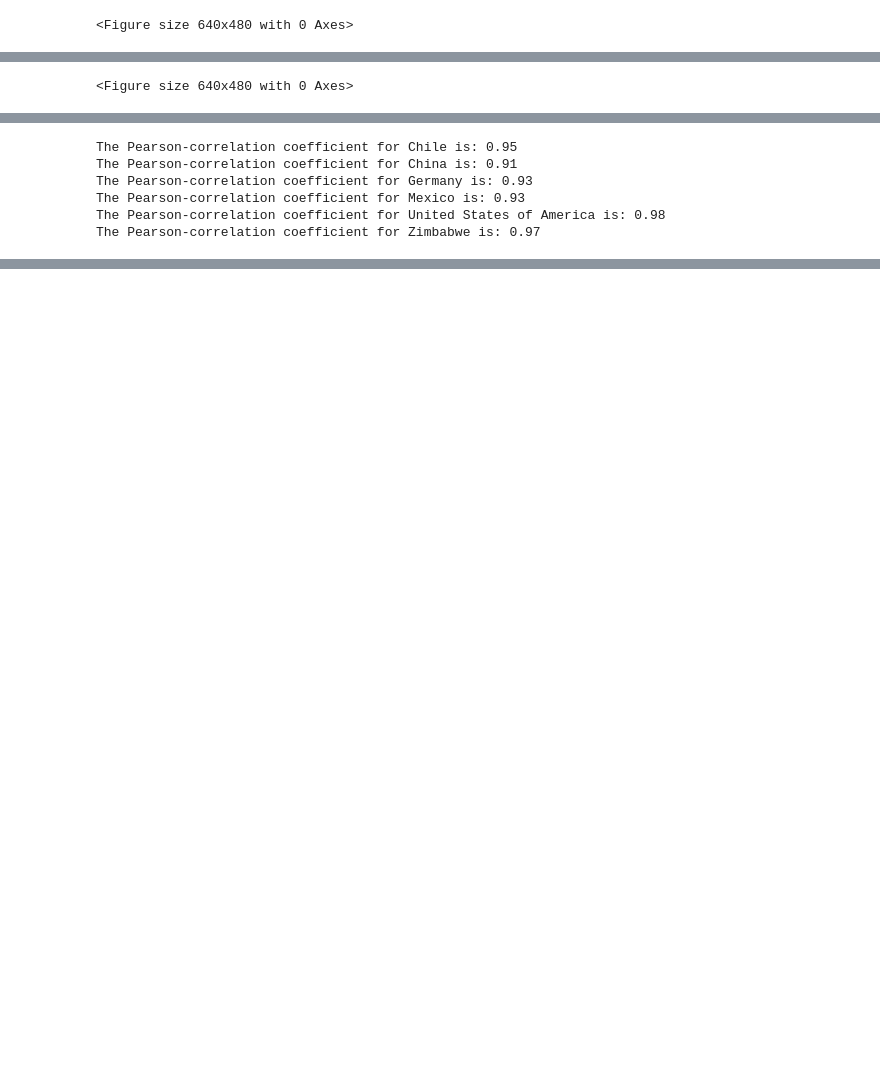
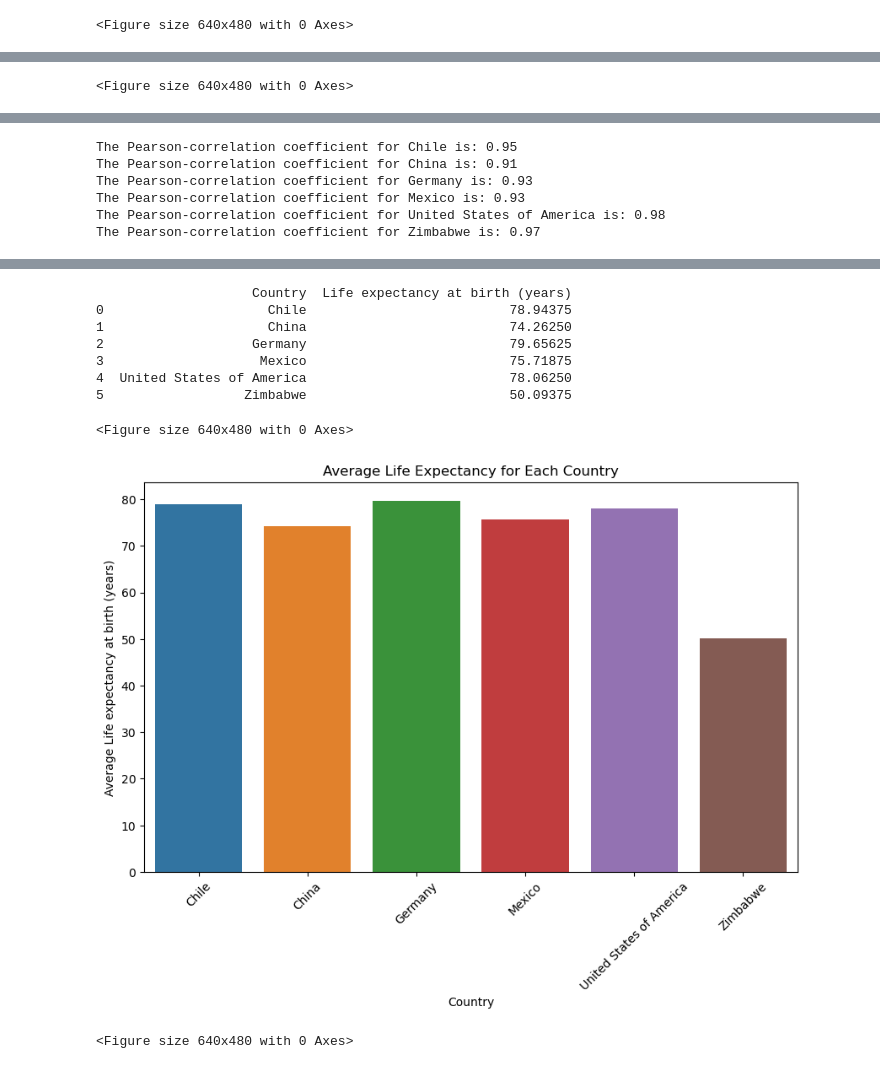
Before and after one commit to MonikaBernecker/codecademy_data_visualization, a Jupyter notebook: life_expectancy_gdp.ipynb, the cells around one changed output, grey strips where cells are left out. Saved outputs shown, nothing was run; the diff lists cells and outputs as text; code cells hidden in the pictures; blank space fills up the shorter version.

Commit message:
Average life expectancy for each country

```diff
--- a/life_expectancy_gdp.ipynb
+++ b/life_expectancy_gdp.ipynb
@@ -82,33 +82,63 @@ plt.title("GDP vs. Life Expectancy for Zimbabwe")
 
 plt.show()
 plt.clf()
+
+# Average life expectancy for each country
+average_life_expectancy = df.groupby(['Country'])["Life expectancy at birth (years)"].mean().reset_index()
+print(average_life_expectancy)
+
+import seaborn as sns
+import matplotlib.pyplot as plt
+
+
+plt.figure(figsize=(10, 6))
+sns.barplot(x="Country", y="Life expectancy at birth (years)", data=average_life_expectancy)
+
+plt.xlabel('Country')
+plt.ylabel('Average Life expectancy at birth (years)')
+plt.title("Average Life Expectancy for Each Country")
+
+plt.xticks(rotation=45)
+
+plt.show()
+plt.clf()
 # %% [output]
   Country  Year  Life expectancy at birth (years)           GDP
 0   Chile  2000                              77.3  7.786093e+10
 1   Chile  2001                              77.3  7.097992e+10
 2   Chile  2002                              77.8  6.973681e+10
 3   Chile  2003                              77.9  7.564346e+10
 4   Chile  2004                              78.0  9.921039e+10
 <class 'pandas.core.frame.DataFrame'>
 RangeIndex: 96 entries, 0 to 95
 Data columns (total 4 columns):
  #   Column                            Non-Null Count  Dtype
 ---  ------                            --------------  -----
  0   Country                           96 non-null     object
 ... (8 lines left out)
 Year                                0
 Life expectancy at birth (years)    0
 GDP                                 0
 dtype: int64
 [figure]
 <Figure size 640x480 with 0 Axes>
 [figure]
 <Figure size 640x480 with 0 Axes>
 [figure]
 The Pearson-correlation coefficient for Chile is: 0.95
 The Pearson-correlation coefficient for China is: 0.91
 The Pearson-correlation coefficient for Germany is: 0.93
 The Pearson-correlation coefficient for Mexico is: 0.93
 The Pearson-correlation coefficient for United States of America is: 0.98
 The Pearson-correlation coefficient for Zimbabwe is: 0.97
 [figure]
+                    Country  Life expectancy at birth (years)
+0                     Chile                          78.94375
+1                     China                          74.26250
+2                   Germany                          79.65625
+3                    Mexico                          75.71875
+4  United States of America                          78.06250
+5                  Zimbabwe                          50.09375
+<Figure size 640x480 with 0 Axes>
+[figure, added]
+<Figure size 640x480 with 0 Axes>
```
